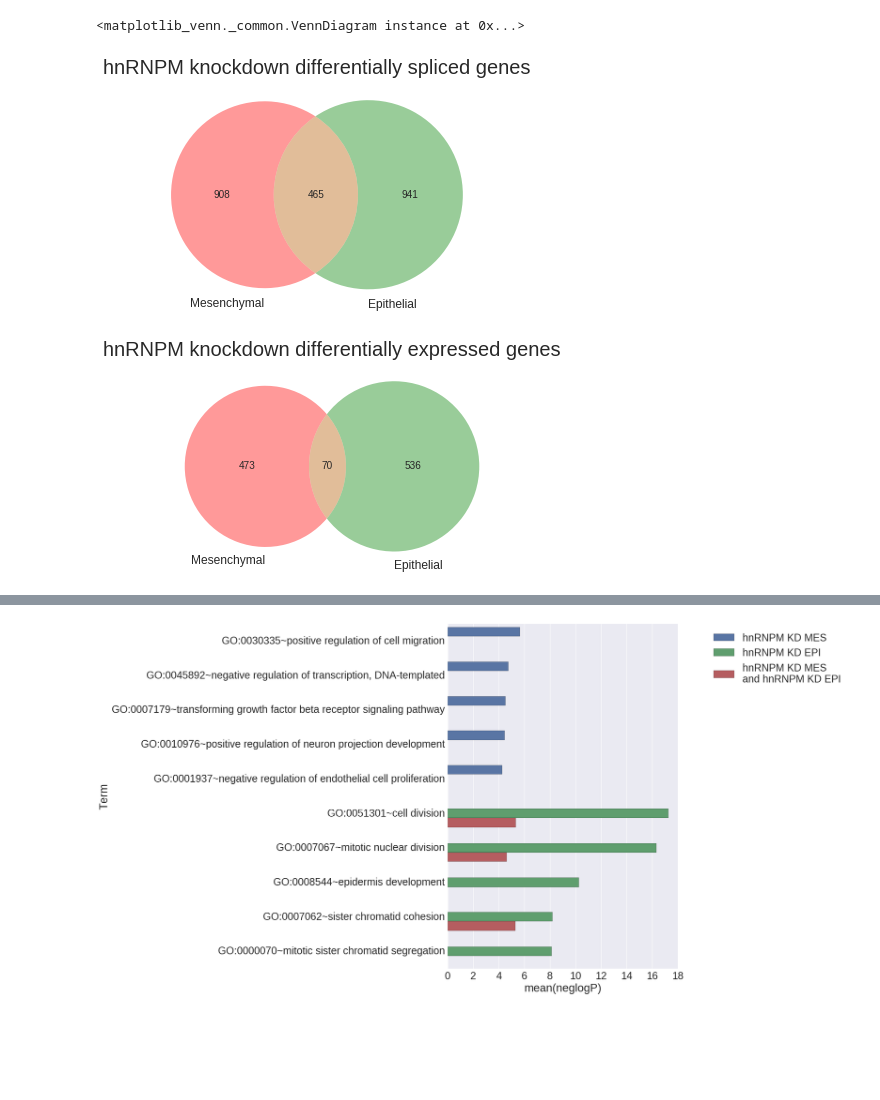
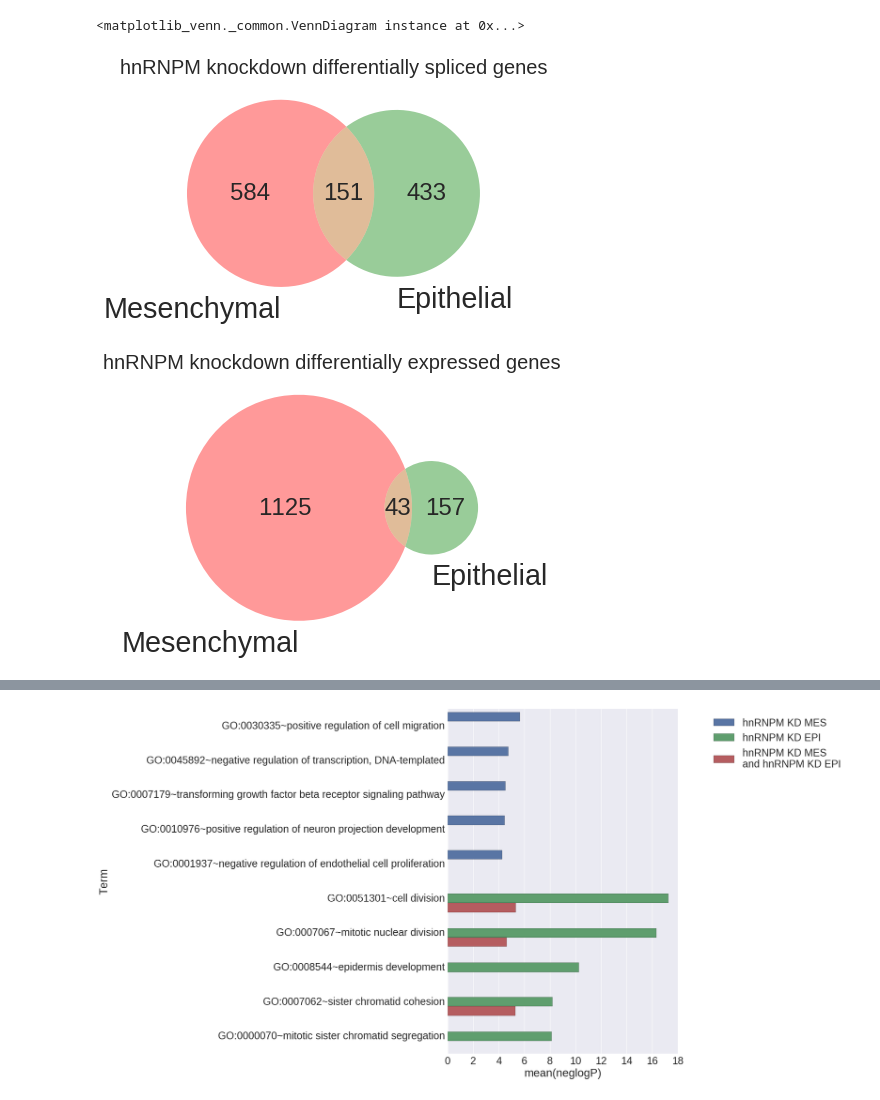
Before and after one commit to seharvey2012/programmatic_analysis, a Jupyter notebook: getting_clipper_to_work/clipper_runs_working_with_individual_rt_stops/master_go_analysis.ipynb, the cells around one changed output, grey strips where cells are left out. Drawn from its saved outputs; the diff is of its cells as text; code cells hidden in the pictures; blank space fills up the shorter version.

```diff
--- a/getting_clipper_to_work/clipper_runs_working_with_individual_rt_stops/master_go_analysis.ipynb
+++ b/getting_clipper_to_work/clipper_runs_working_with_individual_rt_stops/master_go_analysis.ipynb
@@ -121,10 +122,10 @@ def parse_rMATS_SE(filename,read_cutoff):
 # %%
 %%time
 #load in the skipped exon files as variable for the rMATS analysis: Just do the new rMATS first
-twist = '/media/sam/Data1/bcm_star_alignments/SEH_bcm/rMATS_3_2_5_results/SEH-1_SEH-2_with_gencode_25lift37/MATS_output/SEH-1_SEH-2_rMATS_3_2_5_SE_ROT'
-cc1_cc2 = '/media/sam/Data1/bcm_star_alignments/CC_bcm/rMATS_3_2_5_results/CC-1_CC-2/MATS_output/CC-1_CC-2_rMATS_3_2_5_SE_ROT'
-cc3_cc4 = '/media/sam/Data1/bcm_star_alignments/CC_bcm/rMATS_3_2_5_results/CC-3_CC-4/MATS_output/CC-3_CC-4_rMATS_3_2_5_SE_ROT'
-hh5_hh6 = '/media/sam/Data1/bcm_star_alignments/HH_bcm/rMATS_3_2_5_results/HH-5_HH-6/MATS_output/HH-5_HH-6_rMATS_3_2_5_SE_ROT'
+twist = '/media/sam/Data1/bcm_star_alignments_rMATS_results/SEH_bcm/rMATS_3_2_5_results/SEH-1_SEH-2_with_gencode_25lift37/MATS_output/SEH-1_SEH-2_rMATS_3_2_5_SE_ROT'
+cc1_cc2 = '/media/sam/Data1/bcm_star_alignments_rMATS_results/CC_bcm/rMATS_3_2_5_results/CC-1_CC-2/MATS_output/CC-1_CC-2_rMATS_3_2_5_SE_ROT'
+cc3_cc4 = '/media/sam/Data1/bcm_star_alignments_rMATS_results/CC_bcm/rMATS_3_2_5_results/CC-3_CC-4/MATS_output/CC-3_CC-4_rMATS_3_2_5_SE_ROT'
+hh5_hh6 = '/media/sam/Data1/bcm_star_alignments_rMATS_results/HH_bcm/rMATS_3_2_5_results/HH-5_HH-6/MATS_output/HH-5_HH-6_rMATS_3_2_5_SE_ROT'
 
 #also bring in the other EMT sets... tgf-b, snail
 
@@ -149,7 +150,7 @@ def filter_fdr_and_psi(intersect_df,FDR,dPSI):
 
 #Process each dataframe with full rMATS dataframe and exon_intersect_df with this function
 FDR = 0.05
-dPSI = 0.1
+dPSI = 0.2
 
 twist_rMATS_df_filtered = filter_fdr_and_psi(twist_rMATS_df,FDR,dPSI)
 cc1_cc2_rMATS_df_filtered = filter_fdr_and_psi(cc1_cc2_rMATS_df,FDR,dPSI)
@@ -316,7 +320,7 @@ def filter_cuffdiff(dataframe,fold_change,fpkm_cutoff):
     filtered_df = filtered_df[(filtered_df.value_1 >= fpkm_cutoff) | (filtered_df.value_2 >= fpkm_cutoff)]
     return filtered_df
 
-fold_change = 1
+fold_change = 1.5
 fpkm_cutoff = 5
 
 twist_cuff_df_filtered = filter_cuffdiff(twist_cuff_df,fold_change,fpkm_cutoff)
@@ -385,10 +389,11 @@ def compare_genes_diff_and_spliced(cuff_df,mats_df,sample_name):
     return (intersection,gene_diff_only,splice_diff_only)
 # %%
 #This shows how many genes were splice and how many were differentially expressed between the samples
+sns.set(font_scale=1.2)
 (twist_inter,twist_gene_diff_only,twist_splice_diff_only) = compare_genes_diff_and_spliced(twist_cuff_df_filtered,twist_rMATS_df_filtered,'Twist-ER')
 (cc1_cc2_inter,cc1_cc2_gene_diff_only,cc1_cc2_splice_diff_only) = compare_genes_diff_and_spliced(cc1_cc2_cuff_df_filtered,cc1_cc2_rMATS_df_filtered,'cc1_cc2')
 (cc3_cc4_inter,cc3_cc4_gene_diff_only,cc3_cc4_splice_diff_only) = compare_genes_diff_and_spliced(cc3_cc4_cuff_df_filtered,cc3_cc4_rMATS_df_filtered,'cc3_cc4')
-(hh5_hh6_inter,hh5_hh6_gene_diff_only,hh5_hh6_splice_diff_only) = compare_genes_diff_and_spliced(hh5_hh6_cuff_df_filtered,hh5_hh6_rMATS_df_filtered,'hnRNPM\n EPI KD')
+(hh5_hh6_inter,hh5_hh6_gene_diff_only,hh5_hh6_splice_diff_only) = compare_genes_diff_and_spliced(hh5_hh6_cuff_df_filtered,hh5_hh6_rMATS_df_filtered,'hnRNPM EPI KD')
 
-(cc1_cc4_inter,cc1_cc4_gene_diff_only,cc1_cc4_splice_diff_only) = compare_genes_diff_and_spliced(cc1_cc4_cuff_df_filtered,cc1_cc4_rMATS_df_filtered,'hnRNPM\n MES KD')
+(cc1_cc4_inter,cc1_cc4_gene_diff_only,cc1_cc4_splice_diff_only) = compare_genes_diff_and_spliced(cc1_cc4_cuff_df_filtered,cc1_cc4_rMATS_df_filtered,'hnRNPM MES KD')
 # %% [output]
@@ -400,36 +407,36 @@ def compare_genes_diff_and_spliced(cuff_df,mats_df,sample_name):
 # %%
 #THIS USES THE COMBINED CC TO MAKE A MASTER MESENCHYMAL SET VS THE EPITHELIAL SET
-
+sns.set(font_scale=2)
 #combine the set of spliced from hnRNPM cc1_cc2
 cc1_cc2_set = set(cc1_cc2_rMATS_df_filtered.ens_gene.tolist())
 cc3_cc4_set = set(cc3_cc4_rMATS_df_filtered.ens_gene.tolist())
 
 #combine - this is larger than it should be because we are not filtering out the overlap. We are just taking everything that was significant in either
 cc1_cc4_set = cc1_cc2_set.union(cc3_cc4_set)
 
 hh5_hh6_set = set(hh5_hh6_rMATS_df_filtered.ens_gene.tolist())
 
 #splicing venn diagram
 fig = plt.figure(figsize=(6,6))
 plt.title('hnRNPM knockdown differentially spliced genes',fontsize=20)
 mplv.venn2([cc1_cc4_set,hh5_hh6_set],set_labels=('Mesenchymal','Epithelial'))
 
 #combine the set of genes
 cc1_cc2_gene_set = set(cc1_cc2_cuff_df_filtered.ens_gene.tolist())
 cc3_cc4_gene_set = set(cc3_cc4_cuff_df_filtered.ens_gene.tolist())
 #combine - BUT HERE YOU CAN TAKE THE INTERSECTION OR THE UNION
-cc1_cc4_gene_set = cc1_cc2_gene_set.intersection(cc3_cc4_gene_set)
+cc1_cc4_gene_set = set(cc1_cc4_cuff_df_filtered.ens_gene.tolist())
 
 hh5_hh6_gene_set = set(hh5_hh6_cuff_df_filtered.ens_gene.tolist())
 
 #gene venn diagram
 fig = plt.figure(figsize=(6,6))
 plt.title('hnRNPM knockdown differentially expressed genes',fontsize=20)
 mplv.venn2([cc1_cc4_gene_set,hh5_hh6_gene_set],set_labels=('Mesenchymal','Epithelial'))
 # %% [output]
 <matplotlib_venn._common.VennDiagram instance at 0x...>
-[figure, old version]
+[figure, new version]
-[figure, old version]
+[figure, new version]
 # %%
 #This compares differentially spliced genes between two samples even though it is names cuff_df and mats_df
 
```
Also changed, not shown: parts of 33 cells of this notebook, 4 other files.
